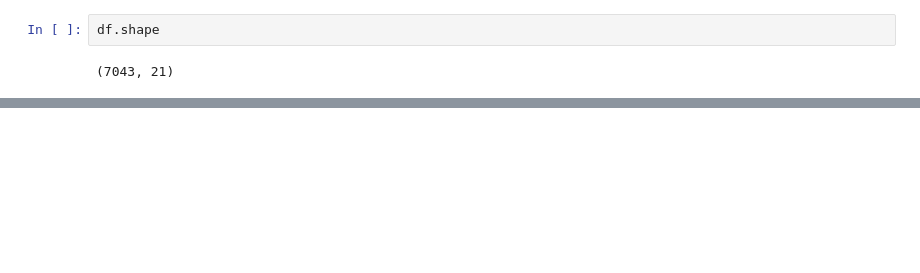
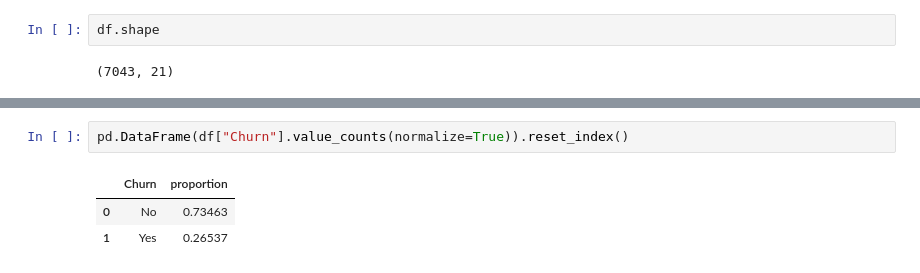
Before and after one commit to Itz-Me-Sumit/Data-Science, a Jupyter notebook: 7_Machine_Learning/3_Logistic_Regression/project/Teleco Customer Churn.ipynb, the cells around one changed output, grey strips where cells are left out. Saved outputs shown, nothing was run; the diff lists cells and outputs as text; blank space fills up the shorter version.

```diff
--- a/7_Machine_Learning/3_Logistic_Regression/project/Teleco Customer Churn.ipynb
+++ b/7_Machine_Learning/3_Logistic_Regression/project/Teleco Customer Churn.ipynb
@@ -50,0 +113,6 @@ df.head()
+# %%
+pd.DataFrame(df["Churn"].value_counts(normalize=True)).reset_index()
+# %% [output]
+|  | Churn | proportion |
+| 0 | No | 0.73463 |
+| 1 | Yes | 0.26537 |
```
Also changed, not shown: parts of 22 cells of this notebook, 2 other files.
